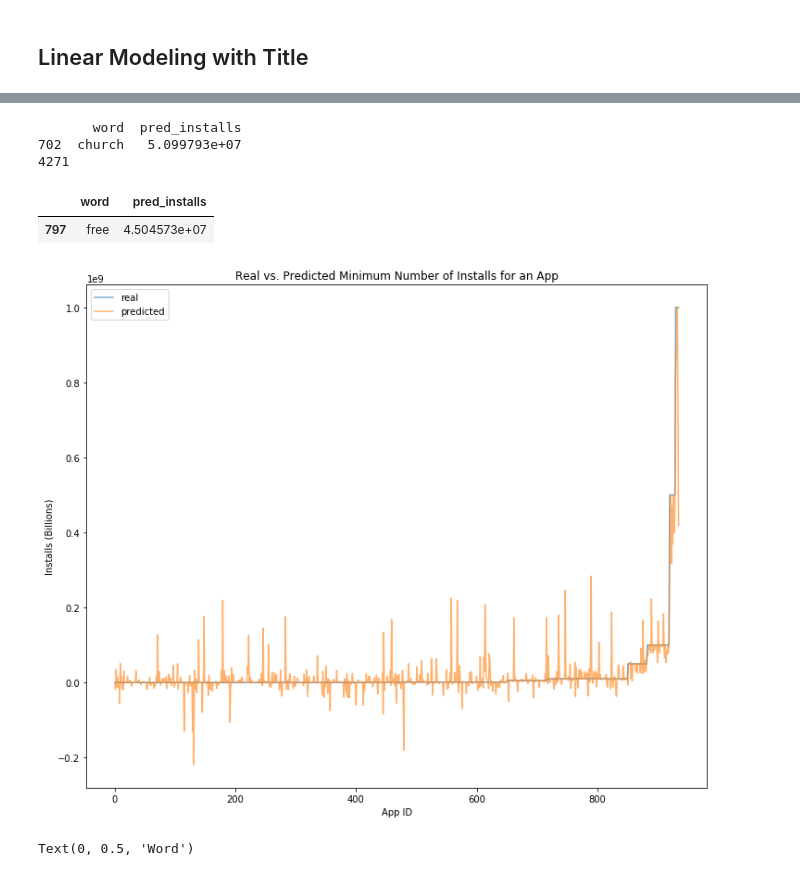
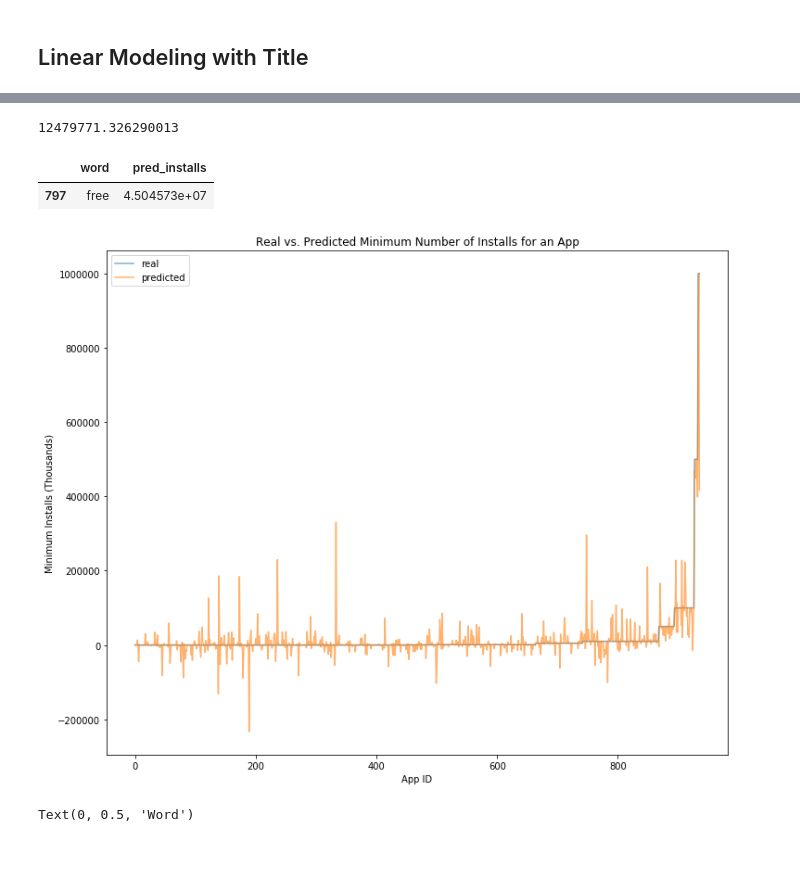
Before and after one commit to DanielColinaCuartin/INFO370-Final-Projects, a Jupyter notebook: workspace.ipynb, the cells around one changed output, grey strips where cells are left out. Saved outputs shown, nothing was run; the diff lists cells and outputs as text; code cells hidden in the pictures.

```diff
--- a/workspace.ipynb
+++ b/workspace.ipynb
@@ -475,8 +475,8 @@ x1, x2, y1, y2 = train_test_split(play_features.app, play_features.installs, tra
 text_pipeline_3 = make_pipeline(CountVectorizer(lowercase=True, stop_words=stop_words, ngram_range=(1,1)), TfidfTransformer(), LinearRegression())
 
 text_pipeline_3.fit(play_features.app, play_features.installs)
-
-#print(accuracy_score(text_pipeline_3.predict(x2), y2))
+#print(text_pipeline_3.predict(x2).tolist())
+print(mean_absolute_error(text_pipeline_3.predict(x2).tolist(), y2))
 
 words_results = pd.DataFrame()
 words_results['word'] = words_list
@@ -487,39 +487,37 @@ word_results = words_results.sort_values('pred_installs', ascending=False)
 
 word_results.index = range(1, word_results.shape[0] + 1)
 
-print(word_results.loc[word_results['word'] == 'church'])
-print(word_results.shape[0] + 1)
+#print(word_results.loc[word_results['word'] == 'church'])
+#print(word_results.shape[0] + 1)
 #print(text_pipeline_3.best_params)
 word_results.describe()
 
 word_results[word_results['word'] == "free"]
 # %% [output]
-       word  pred_installs
-702  church   5.099793e+07
-4271
+12479771.326290013
 |  | word | pred_installs |
 | 797 | free | 4.504573e+07 |
 # %%
 plt.figure(figsize=(12,10))
 
 graph_data = pd.DataFrame()
 graph_data['real'] = y2
 graph_data['predicted'] = text_pipeline_3.predict(x2)
 
 graph_data = graph_data.sort_values(by='real')
 
 ids = range(0,len(x2))
 
-plt.plot(ids, graph_data['real'], alpha=.6, label="real")
-plt.plot(ids, graph_data['predicted'], alpha=.6, label="predicted")
+plt.plot(ids, graph_data['real'] / 1000, alpha=.6, label="real")
+plt.plot(ids, graph_data['predicted'] / 1000, alpha=.6, label="predicted")
 
 plt.legend()
 plt.title("Real vs. Predicted Minimum Number of Installs for an App")
 plt.xlabel("App ID")
-plt.ylabel("Installs (Billions)")
+plt.ylabel("Minimum Installs (Thousands)")
 plt.show()
 # %% [output]
-[figure, old version]
+[figure, new version]
 # %%
 min_installs = [0] * len(words_list)
 
```
Also changed, not shown: parts of 2 cells of this notebook, 3 other files.
